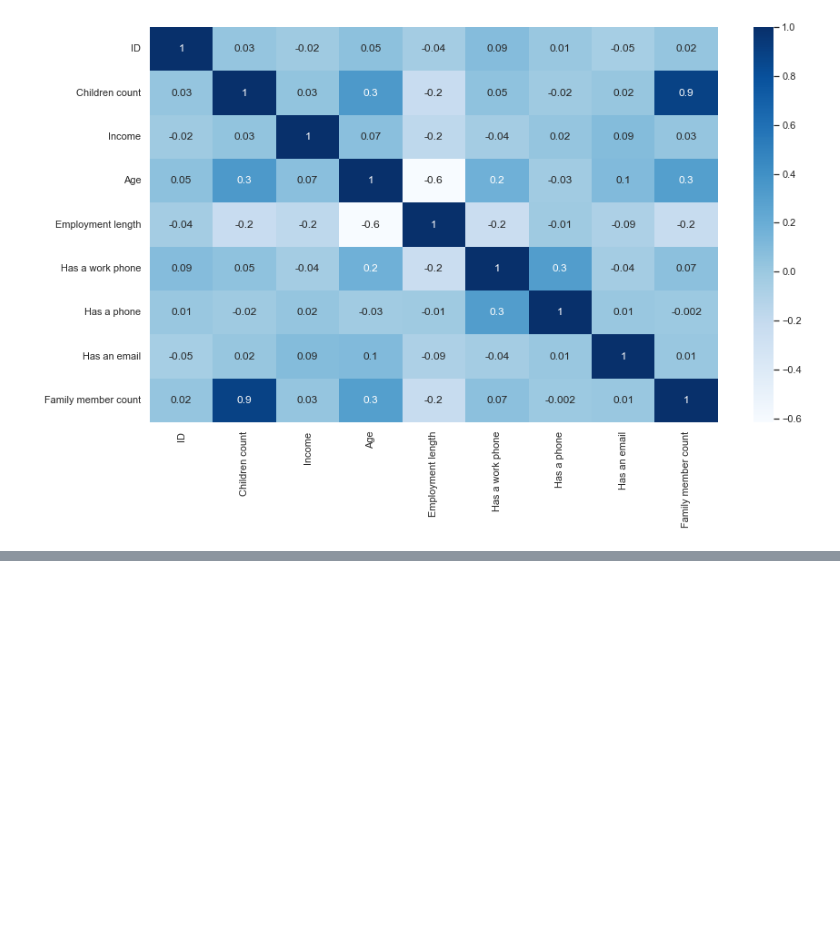
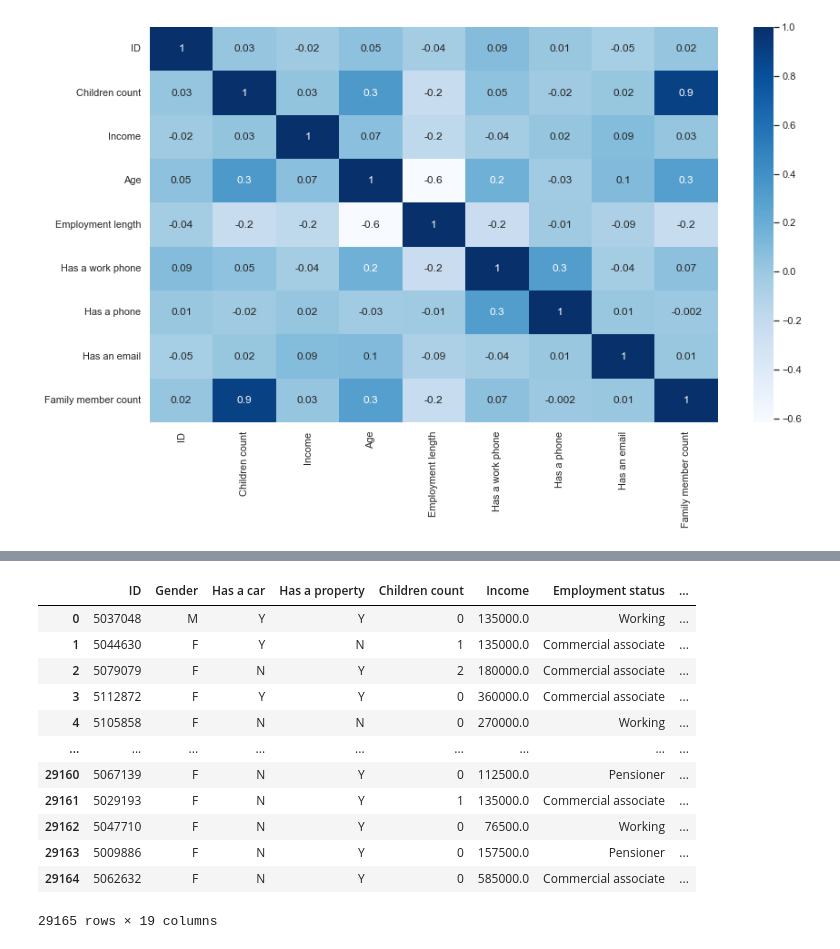
Before and after one commit to ngovanminh3232/credit_card_analyst, a Jupyter notebook: multiple_vars_analyst.ipynb, the cells around one changed output, grey strips where cells are left out. Cells and saved outputs as stored; diff of their text form; code cells hidden in the pictures; blank space fills up the shorter version.

```diff
--- a/multiple_vars_analyst.ipynb
+++ b/multiple_vars_analyst.ipynb
@@ -236,0 +267,19 @@ heatmap = sns.heatmap(corr, annot=True, cmap="Blues", fmt='.1g')
+# %%
+# Cách xử lý giá trị NaN: Xóa bỏ các cột hoặc hàng chứa giá trị NaN
+train_df_copy = train_df.copy()
+train_df_copy.drop(["STATUS", "Job title"], axis=1, inplace=True)
+train_df_copy
+# %% [output]
+|  | ID | Gender | Has a car | Has a property | Children count | Income | Employment status | ... |
+| 0 | 5037048 | M | Y | Y | 0 | 135000.0 | Working | ... |
+| 1 | 5044630 | F | Y | N | 1 | 135000.0 | Commercial associate | ... |
+| 2 | 5079079 | F | N | Y | 2 | 180000.0 | Commercial associate | ... |
+| 3 | 5112872 | F | Y | Y | 0 | 360000.0 | Commercial associate | ... |
+| 4 | 5105858 | F | N | N | 0 | 270000.0 | Working | ... |
+| ... | ... | ... | ... | ... | ... | ... | ... | ... |
+| 29160 | 5067139 | F | N | Y | 0 | 112500.0 | Pensioner | ... |
+| 29161 | 5029193 | F | N | Y | 1 | 135000.0 | Commercial associate | ... |
+| 29162 | 5047710 | F | N | Y | 0 | 76500.0 | Working | ... |
+| 29163 | 5009886 | F | N | Y | 0 | 157500.0 | Pensioner | ... |
+| 29164 | 5062632 | F | N | Y | 0 | 585000.0 | Commercial associate | ... |
+29165 rows × 19 columns
```
Also changed, not shown: parts of 9 cells of this notebook.
